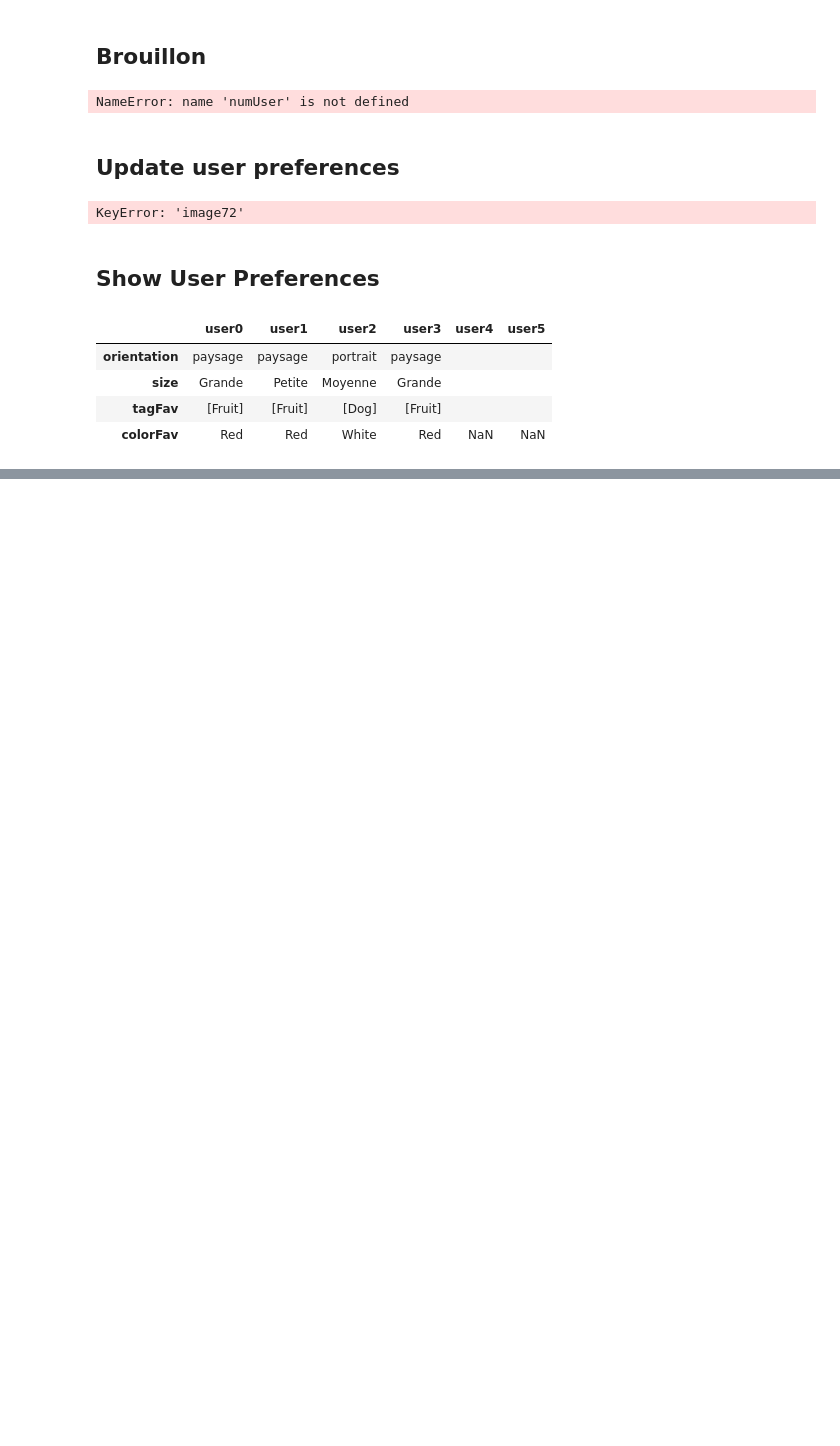
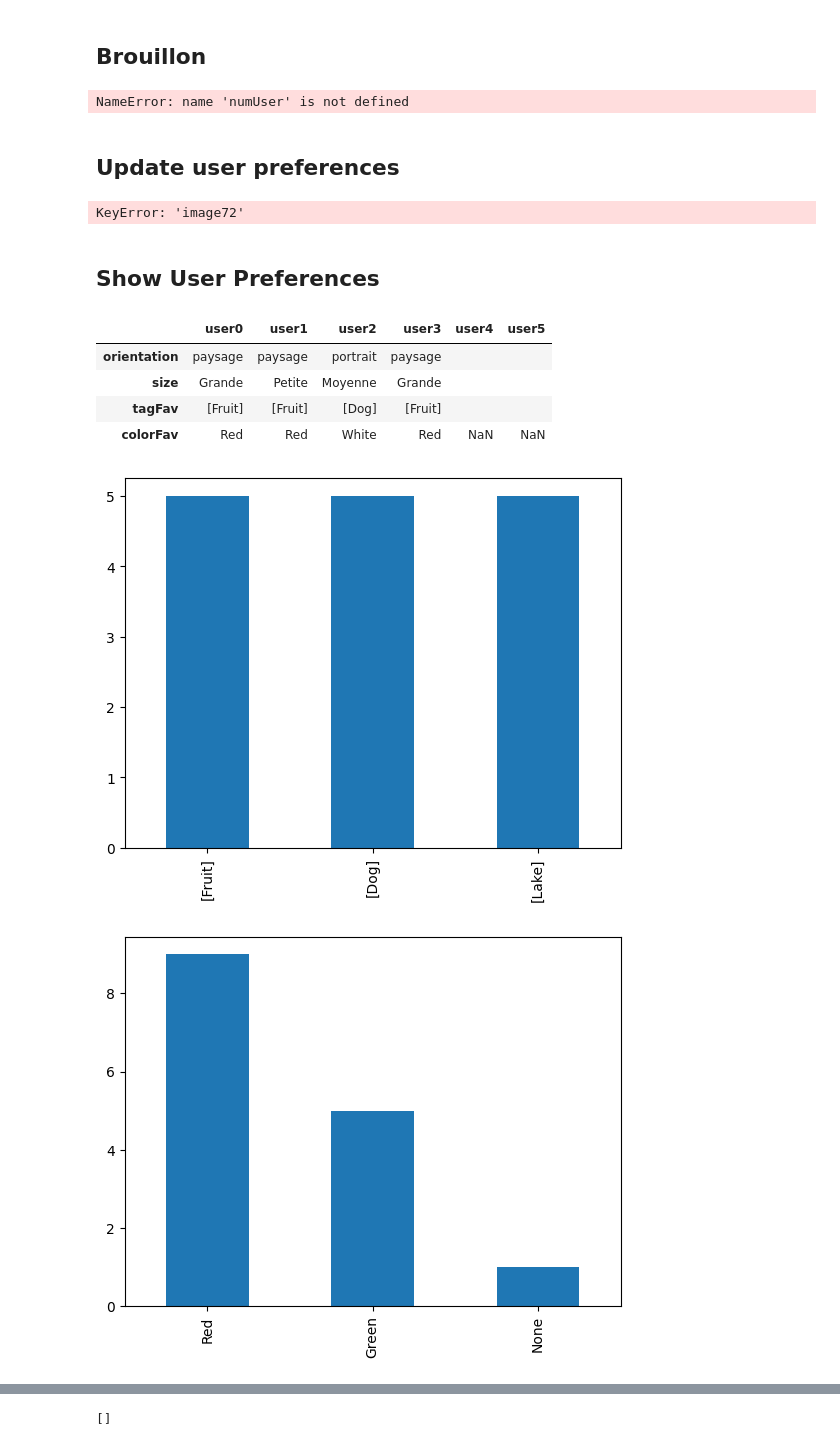
Before and after one commit to GabinJOBERTROLLIN/RecommenderSystem_DataMining, a Jupyter notebook: proj.ipynb, the cells around one changed output, grey strips where cells are left out. Saved outputs shown, nothing was run; the diff lists cells and outputs as text; code cells hidden in the pictures; blank space fills up the shorter version.

Commit message:
Show stats

```diff
--- a/proj.ipynb
+++ b/proj.ipynb
@@ -527,3 +526,39 @@ printUserPref() # Show all user preferences
 | size | Grande | Petite | Moyenne | Grande |  |  |
 | tagFav | [Fruit] | [Fruit] | [Dog] | [Fruit] |  |  |
 | colorFav | Red | Red | White | Red | NaN | NaN |
+# %%
+# Plot user liked images' stats : tags, size, ...
+def plotPref(plotLst = ["tags","dom","orientation","size"],user = None):
+    userDF = pd.read_json("jsonUser.json")
+    jsonMetaDF = pd.read_json("metaDataJson.json")
+
+    toPlotCount = []
+    if type(plotLst) != list:
+        plotLst = [plotLst]
+
+    if user == None :
+        for stat in plotLst :
+            if stat in ["tags","dom","orientation","size"]:     # Stats that can be plotted are in this list
+                toPlot = []
+                for image in jsonMetaDF :
+                    toPlot.append(jsonMetaDF.loc[stat][image])
+
+                toPlotCount.append(pd.Series(toPlot).value_counts())
+
+    if user != None and user in userDF:
+        for stat in plotLst :
+            if stat in ["tags","dom","orientation","size"]:     # Stats that can be plotted are in this list
+                toPlot = []
+                for image in userDF[user]["images"] :
+                    toPlot.append(jsonMetaDF.loc[stat][image])
+                toPlotCount.append(pd.Series(toPlot).value_counts())
+
+    for plotCount in toPlotCount:
+        fig = plt.figure()
+        plotCount.plot.bar()
+    plt.show()
+
+plotPref(["tags","dom","orientation"])
+# %% [output]
+[figure, added]
+[figure, added]
@@ -529,0 +566 @@ printUserPref() # Show all user preferences
+[]
```
Also changed, not shown: parts of 3 cells of this notebook.
